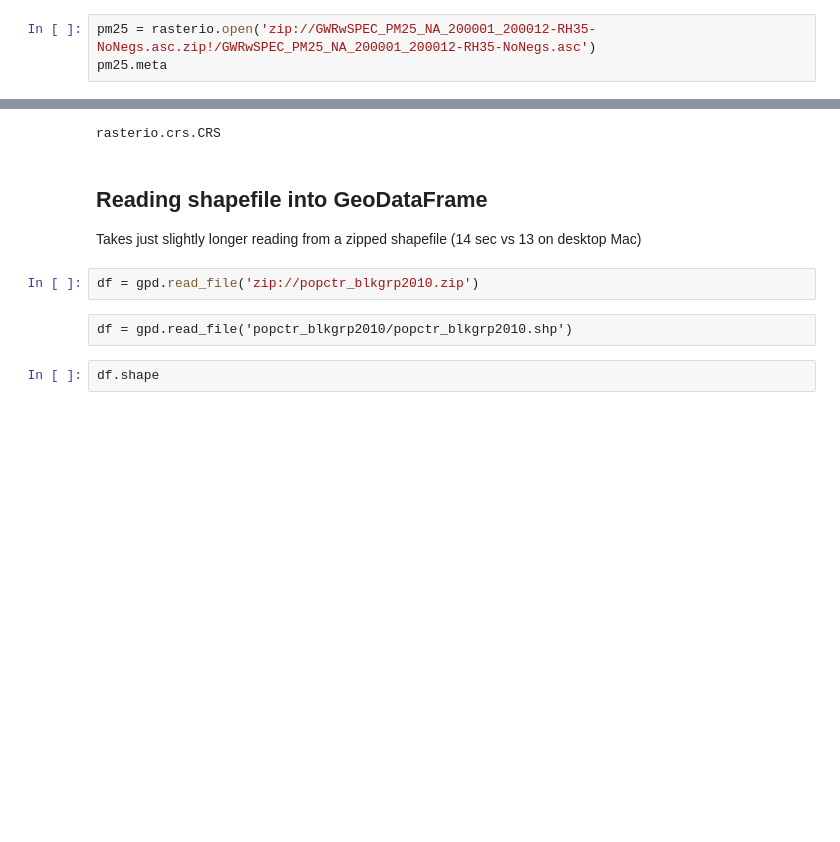
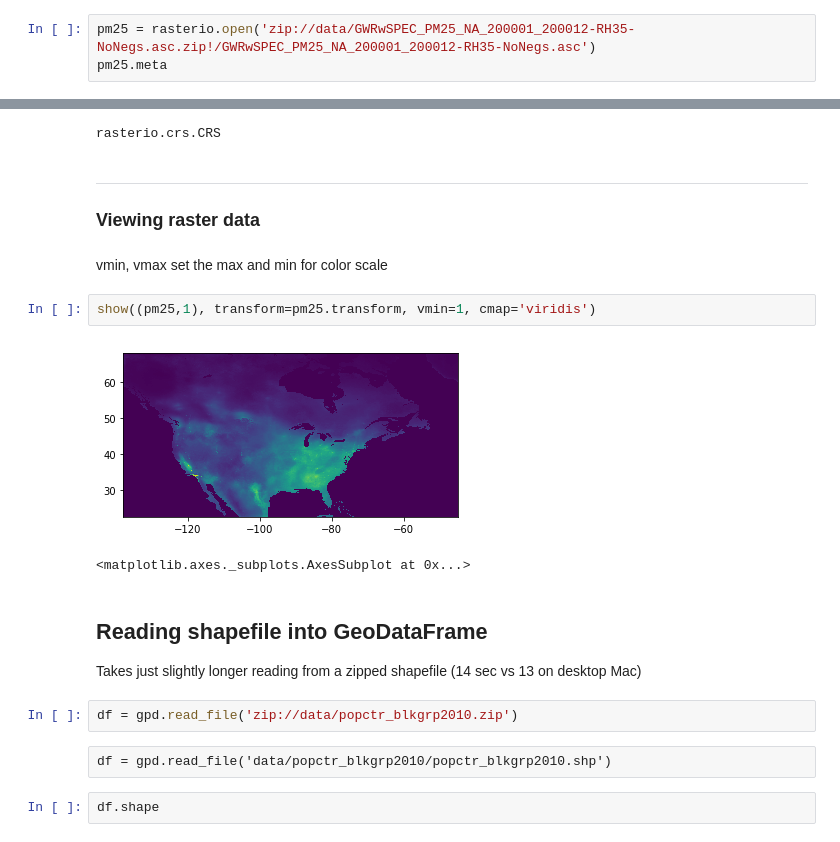
Before and after one commit to emonson/spatial_analysis, a Jupyter notebook: PointQuery_GeoPandas.ipynb, the cells around one changed output, grey strips where cells are left out. Cells and saved outputs as stored; diff of their text form; blank space fills up the shorter version.

```diff
--- a/PointQuery_GeoPandas.ipynb
+++ b/PointQuery_GeoPandas.ipynb
@@ -17,7 +18,7 @@ import geopandas as gpd
 
 https://rasterio.readthedocs.io/en/stable/topics/datasets.html
 # %%
-pm25 = rasterio.open('zip://GWRwSPEC_PM25_NA_200001_200012-RH35-NoNegs.asc.zip!/GWRwSPEC_PM25_NA_200001_200012-RH35-NoNegs.asc')
+pm25 = rasterio.open('zip://data/GWRwSPEC_PM25_NA_200001_200012-RH35-NoNegs.asc.zip!/GWRwSPEC_PM25_NA_200001_200012-RH35-NoNegs.asc')
 pm25.meta
 # %% [output]
 {'driver': 'AAIGrid',
@@ -48,14 +49,25 @@ pm25_nc.meta
 pm25.crs.__class__
 # %% [output]
 rasterio.crs.CRS
+# %% [markdown]
+---
+
+### Viewing raster data
+# %% [markdown]
+vmin, vmax set the max and min for color scale
+# %%
+show((pm25,1), transform=pm25.transform, vmin=1, cmap='viridis')
+# %% [output]
+[figure, added]
+<matplotlib.axes._subplots.AxesSubplot at 0x...>
 # %% [markdown]
 ## Reading shapefile into GeoDataFrame
 
 Takes just slightly longer reading from a zipped shapefile (14 sec vs 13 on desktop Mac)
 # %%
-df = gpd.read_file('zip://popctr_blkgrp2010.zip')
+df = gpd.read_file('zip://data/popctr_blkgrp2010.zip')
 # %% [raw]
-df = gpd.read_file('popctr_blkgrp2010/popctr_blkgrp2010.shp')
+df = gpd.read_file('data/popctr_blkgrp2010/popctr_blkgrp2010.shp')
 # %%
 df.shape
 # %% [output]
```
Also changed, not shown: parts of 11 cells of this notebook, 8 other files.
